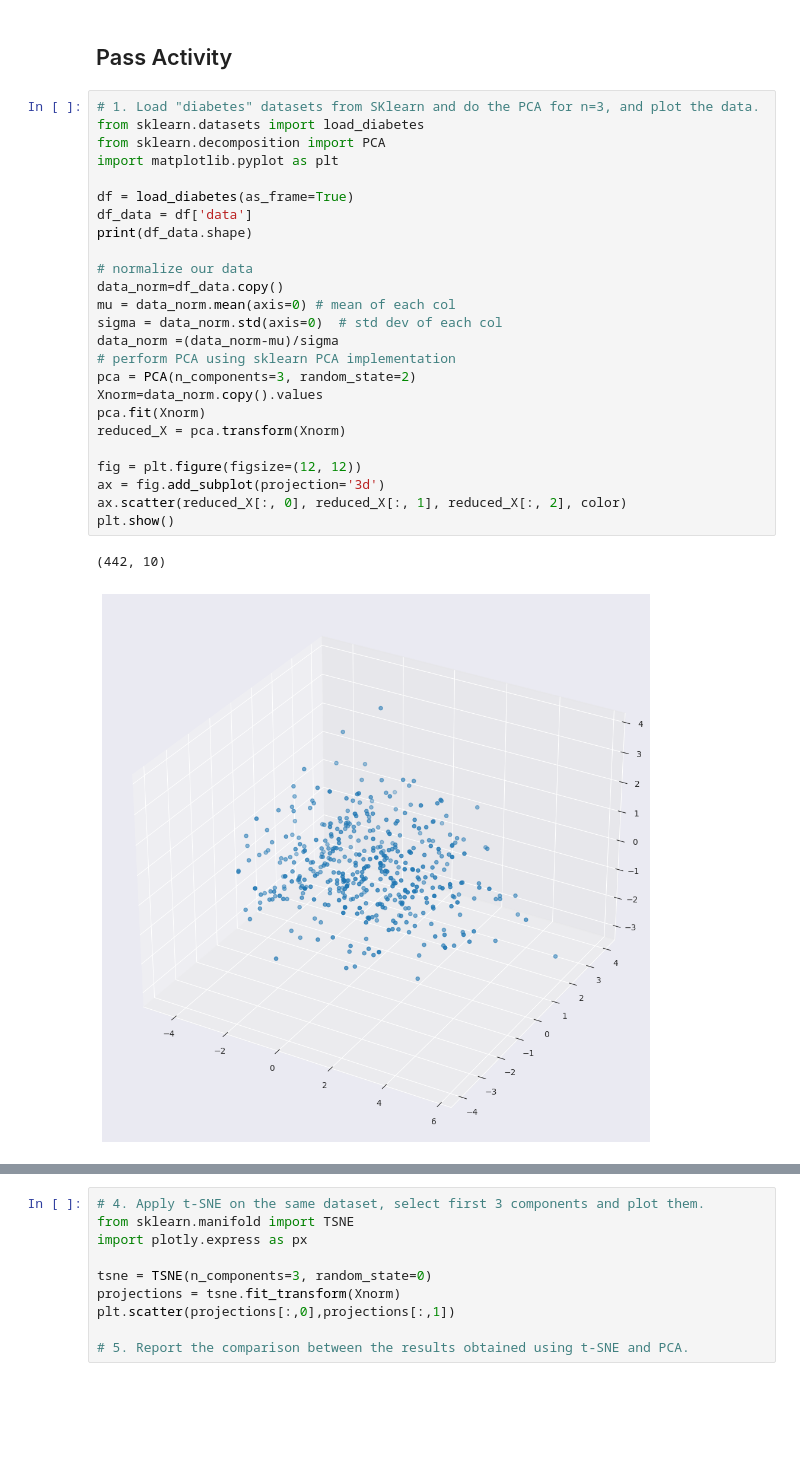
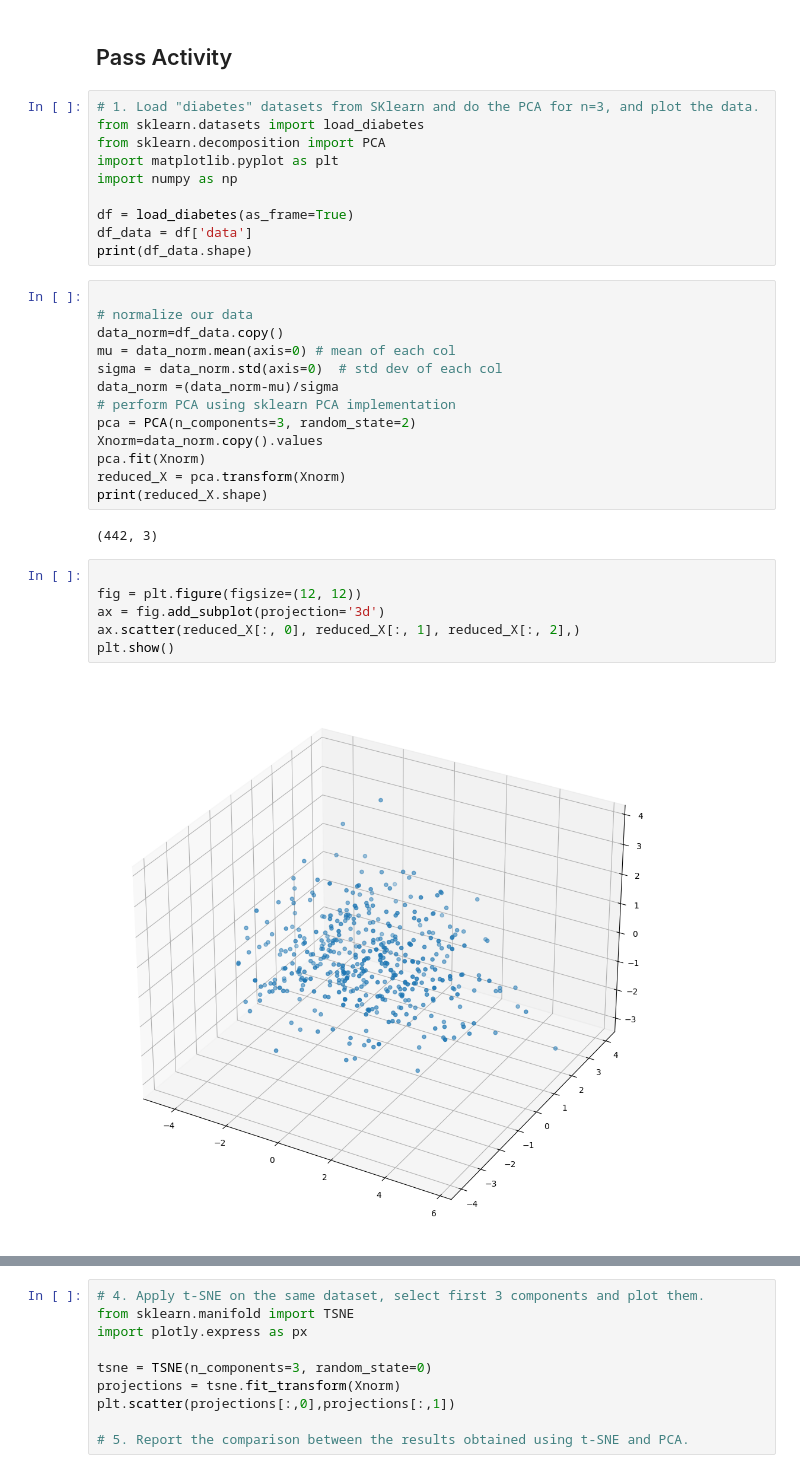
Before and after one commit to Arsh2607/SIT720-ML-Deakin, a Jupyter notebook: week4-dim-reduct.ipynb, the cells around one changed output, grey strips where cells are left out. Drawn from its saved outputs; the diff is of its cells as text; blank space fills up the shorter version.

```diff
--- a/week4-dim-reduct.ipynb
+++ b/week4-dim-reduct.ipynb
@@ -215,14 +243,16 @@ print(covmat)
 # %% [markdown]
 ## Pass Activity
+# %%
+# 1. Load "diabetes" datasets from SKlearn and do the PCA for n=3, and plot the data.
+from sklearn.datasets import load_diabetes
+from sklearn.decomposition import PCA
+import matplotlib.pyplot as plt
+import numpy as np
+
+df = load_diabetes(as_frame=True)
+df_data = df['data']
+print(df_data.shape)
 # %%
-# 1. Load "diabetes" datasets from SKlearn and do the PCA for n=3, and plot the data.
-from sklearn.datasets import load_diabetes
-from sklearn.decomposition import PCA
-import matplotlib.pyplot as plt
-
-df = load_diabetes(as_frame=True)
-df_data = df['data']
-print(df_data.shape)
 
 # normalize our data
 data_norm=df_data.copy()
@@ -234,11 +264,14 @@ pca = PCA(n_components=3, random_state=2)
 Xnorm=data_norm.copy().values
 pca.fit(Xnorm)
 reduced_X = pca.transform(Xnorm)
-
-fig = plt.figure(figsize=(12, 12))
-ax = fig.add_subplot(projection='3d')
-ax.scatter(reduced_X[:, 0], reduced_X[:, 1], reduced_X[:, 2], color)
-plt.show()
+print(reduced_X.shape)
 # %% [output]
-(442, 10)
+(442, 3)
-[figure, removed]
+# %%
+
+fig = plt.figure(figsize=(12, 12))
+ax = fig.add_subplot(projection='3d')
+ax.scatter(reduced_X[:, 0], reduced_X[:, 1], reduced_X[:, 2],)
+plt.show()
+# %% [output]
+[figure, added]
```
Also changed, not shown: parts of 15 cells of this notebook, 17 other files.
